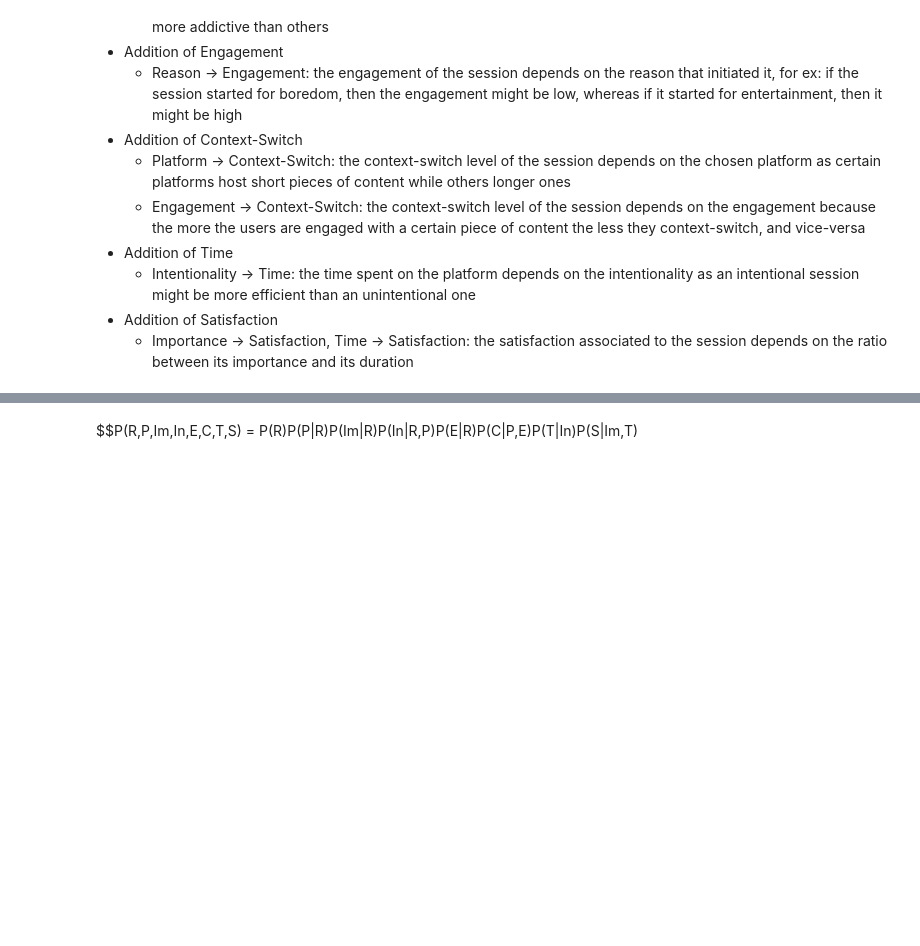
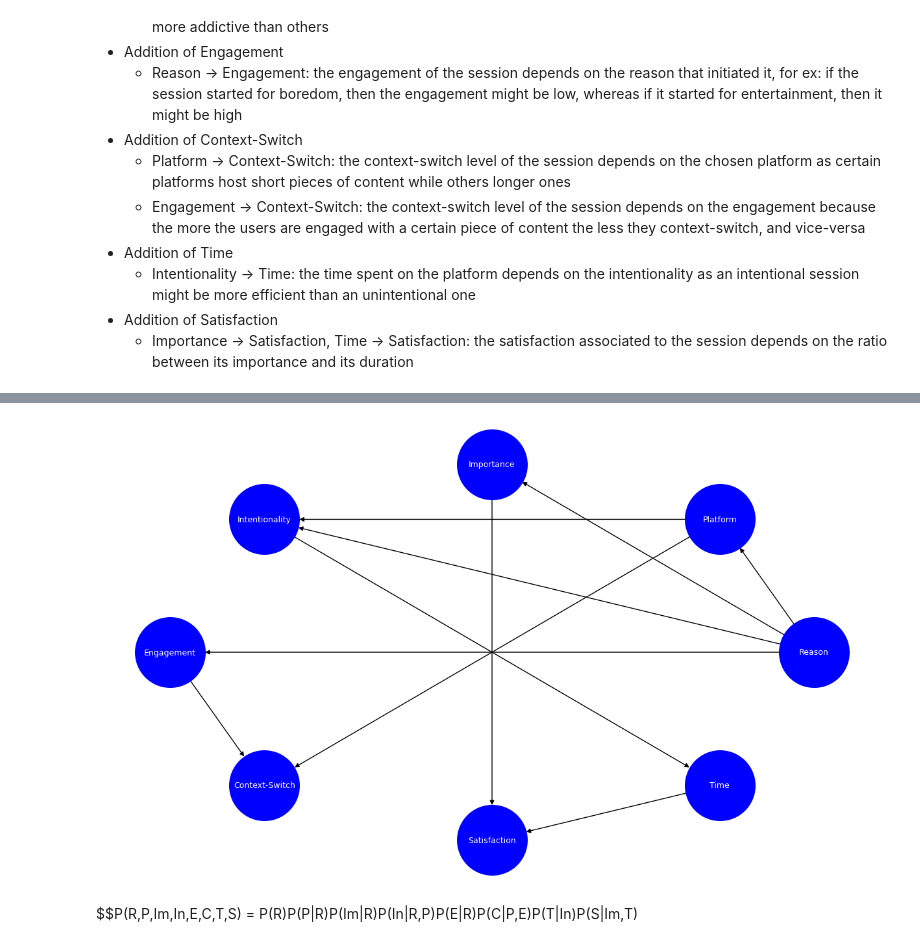
Before and after one commit to Jtries/socialMediaBayes, a Jupyter notebook: social_media_bayes.ipynb, the cells around one changed output, grey strips where cells are left out. Cells and saved outputs as stored; diff of their text form; code cells hidden in the pictures; blank space fills up the shorter version.

```diff
--- a/social_media_bayes.ipynb
+++ b/social_media_bayes.ipynb
@@ -85,10 +101,8 @@ To build a Bayesian Network, variables are inserted one by one following an orde
 - Addition of Satisfaction
     - Importance -> Satisfaction, Time -> Satisfaction: the satisfaction associated to the session depends on the ratio between its importance and its duration
 # %%
-# TODO The prior probability can be computed directly on the data, positive cases / possible cases
-
 # Defines the BN
-logic_diven_model = DiscreteBayesianNetwork([
+logic_driven_model = DiscreteBayesianNetwork([
     ('Reason', 'Platform'),
     ('Reason', 'Importance'),
     ('Reason', 'Intentionality'),
@@ -102,10 +116,10 @@ logic_diven_model = DiscreteBayesianNetwork([
 ])
 
 # Fits the data into the BN to learn the CPTs (a CPT is a table that specifies the probability of each value of a variable for every combination of values of its parents)
-logic_diven_model.cpds = []
-logic_diven_model.fit(selected_data)
+logic_driven_model.cpds = []
+logic_driven_model.fit(selected_data)
 
 # Prints the CPTs
-for cpd in logic_diven_model.get_cpds():
+for cpd in logic_driven_model.get_cpds():
     print('CPT of {}'.format(cpd.variable))
     print(cpd, '\n')
@@ -112,8 +146,10 @@ for cpd in logic_diven_model.get_cpds():
 # %%
 # Visualises the BN
 plt.figure(figsize=(12, 7))
-nx.draw_circular(logic_diven_model, node_color='b', node_size=6000, with_labels=True, font_color='w', font_size=9)
+nx.draw_circular(logic_driven_model, node_color='b', node_size=6000, with_labels=True, font_color='w', font_size=9)
 plt.show()
+# %% [output]
+[figure, added]
 # %% [markdown]
 $$P(R,P,Im,In,E,C,T,S) = P(R)P(P|R)P(Im|R)P(In|R,P)P(E|R)P(C|P,E)P(T|In)P(S|Im,T)
 # %% [markdown]
```
Also changed, not shown: parts of 21 cells of this notebook, 1 other file.
